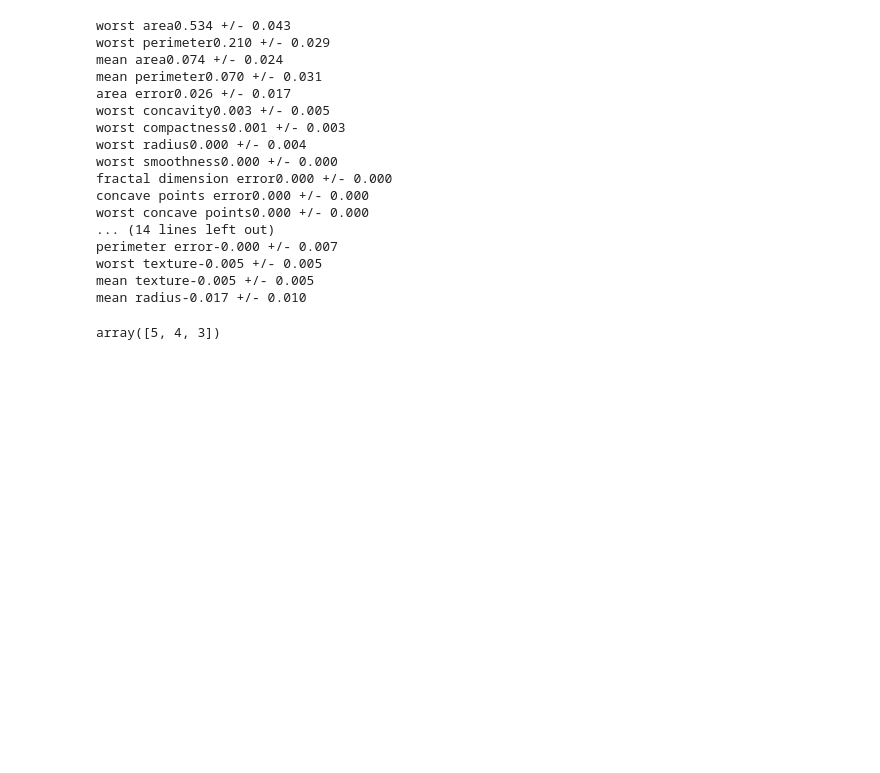
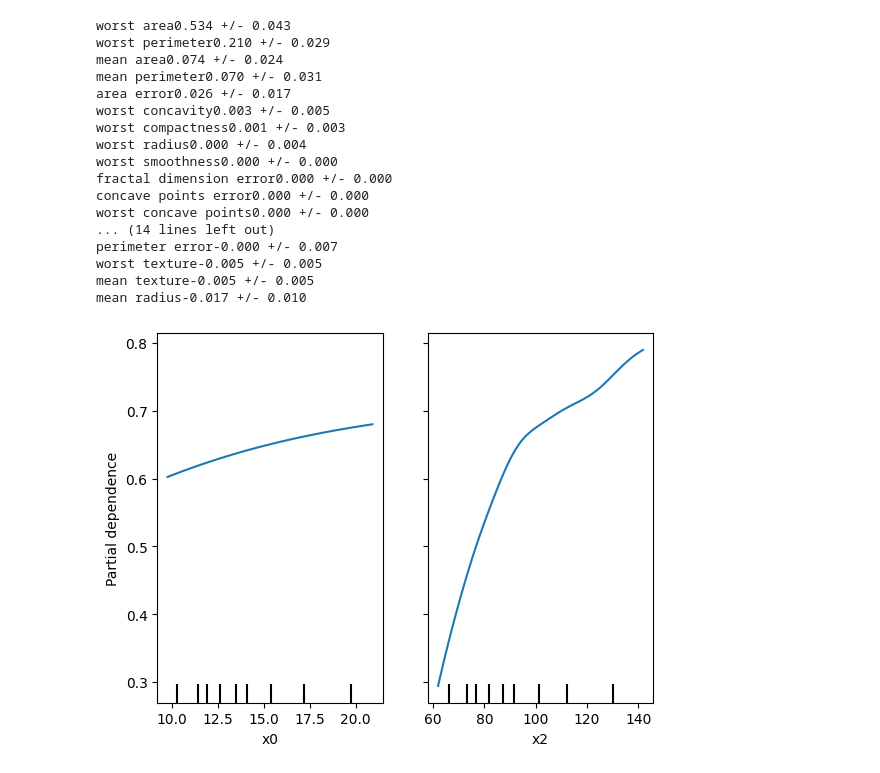
Before and after one commit to Souniz/Master2, a Jupyter notebook: DLA/TP5/TP_MLP_interpretability_etudiant.ipynb, the cells around one changed output. Drawn from its saved outputs; the diff is of its cells as text; code cells hidden in the pictures; blank space fills up the shorter version.

```diff
--- a/DLA/TP5/TP_MLP_interpretability_etudiant.ipynb
+++ b/DLA/TP5/TP_MLP_interpretability_etudiant.ipynb
@@ -109,14 +139,13 @@ mean texture-0.005 +/- 0.005
 mean radius-0.017 +/- 0.010
 # %%
 # identification de la variable avec la plus grande importance
-
+from sklearn.inspection import PartialDependenceDisplay
 
 # calcul de l'ICE
 #on peut essayer de définir une fonction de la forme
-#def plot_ice(model, X_test, feature_idx, feature_name, n_points=50):
+def plot_ice(model, X_test, feature_name, n_points=50):
+    PartialDependenceDisplay.from_estimator(model, X_test, [0,2])
+
+plot_ice(mlp,X_test,feature_names)
+# %% [output]
+[figure, added]
-# %%
-s=np.array([5,3,4])
-np.random.shuffle(s)
-s
-# %% [output]
-array([5, 4, 3])
```
Also changed, not shown: parts of 5 cells of this notebook, 3 other files.
